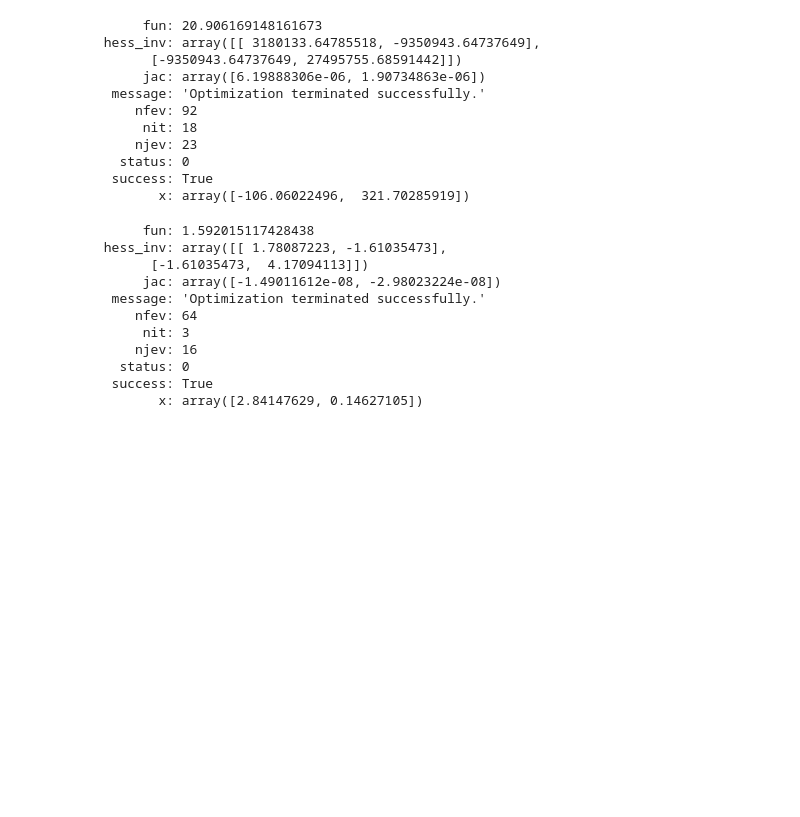
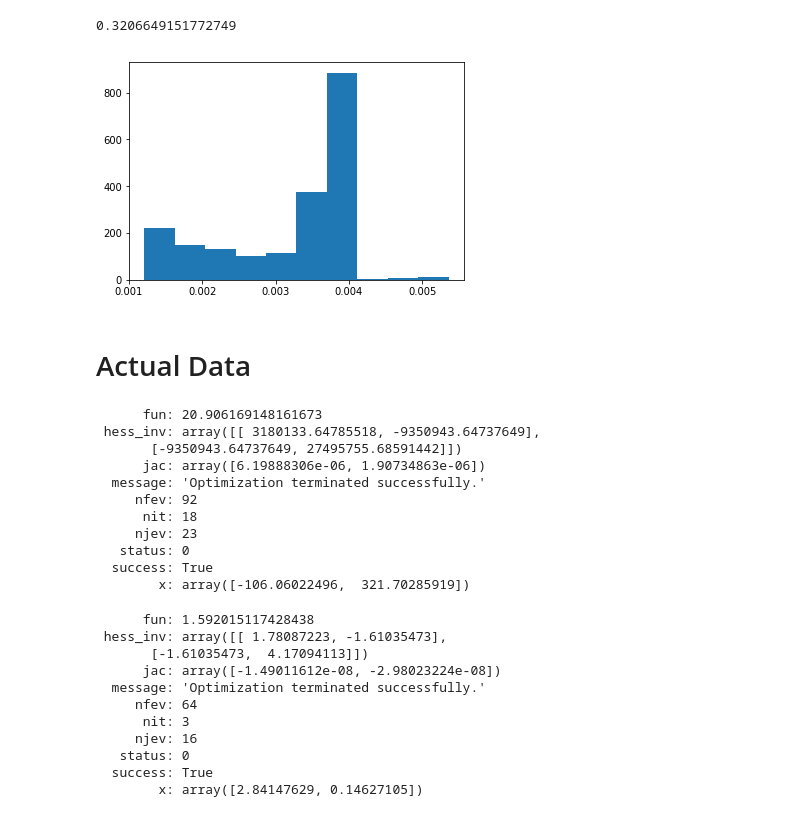
Before and after one commit to SA3291/OrderRoutingAndPFOF, a Jupyter notebook: notebooks/Tobit.ipynb, the cells around one changed output. Drawn from its saved outputs; the diff is of its cells as text; code cells hidden in the pictures; blank space fills up the shorter version.

```diff
--- a/notebooks/Tobit.ipynb
+++ b/notebooks/Tobit.ipynb
@@ -6,7 +8,7 @@ import matplotlib.pyplot as plt
 # %%
 # Params
-n = 2000
-f_true = lambda X: X[:,1] + 2*X[:,0] #np.square((X[:,0] + X[:,1]))*2/12.901058
+n = 500
+f_true = lambda X: 2*X[:,0] + X[:,1] #np.square((X[:,0] + X[:,1]))*2/12.901058
 # Generate Data
 X = np.matrix(np.random.randn(2*n, 2))
 # Remove outliers
@@ -83,3 +107,14 @@ plt.hist(Y - CE_1(Y, v_hat, v_hat, 1/5), bins = 20);
+# %%
+# Marginal effect scratch
+delta = 0.01
+me_vec = CE_1(Y, v_hat, v_hat + delta, 1/5) - CE_1(Y, v_hat, v_hat, 1/5)
+plt.hist(me_vec)
+np.mean(me_vec/delta)
+# %% [output]
+0.3206649151772749
+[figure, added]
+# %% [markdown]
+# Actual Data
 # %%
 import pandas as pd
 # %%
```
Also changed, not shown: parts of 7 cells of this notebook, 2 other files.
